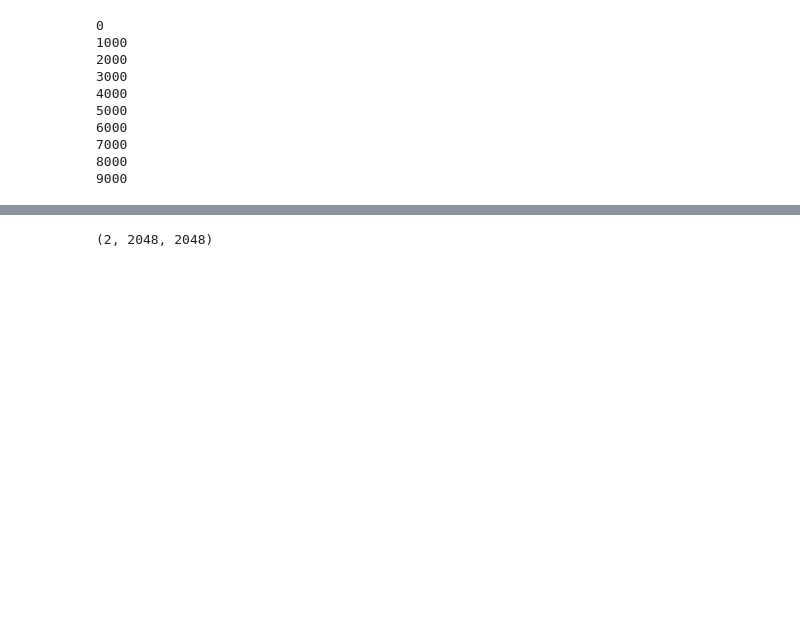
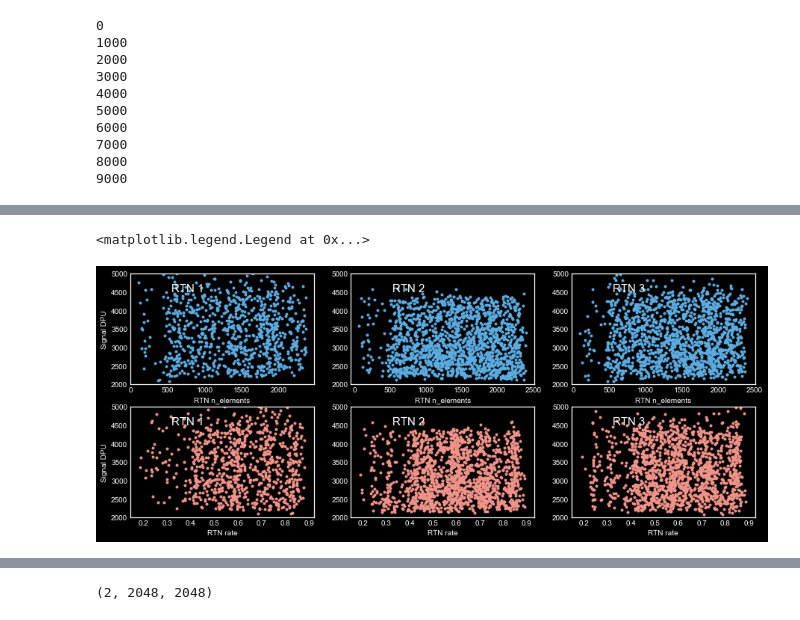
Before and after one commit to xoubish/nonlinearity_sim, a Jupyter notebook: nl_sim.ipynb, the cells around one changed output, grey strips where cells are left out. Saved outputs shown, nothing was run; the diff lists cells and outputs as text; code cells hidden in the pictures; blank space fills up the shorter version.

```diff
--- a/nl_sim.ipynb
+++ b/nl_sim.ipynb
@@ -595,0 +596,49 @@ plt.gca().invert_xaxis()
+# %%
+
+plt.figure(figsize=(15,6))
+plt.subplot(2,3,1)
+u = ch[1]==1
+plt.scatter(ch[2][u],ch[5][u],marker='.',label='RTN 1',c='#5DADE2')
+plt.xlabel('RTN n_elements')
+plt.ylabel('Signal DPU')
+plt.ylim([2000,5000])
+plt.legend(loc=2,fontsize=15)
+
+plt.subplot(2,3,2)
+u = ch[1]==2
+plt.scatter(ch[2][u],ch[5][u],marker='.',label='RTN 2',c='#5DADE2')
+plt.xlabel('RTN n_elements')
+plt.ylim([2000,5000])
+plt.legend(loc=2,fontsize=15)
+
+plt.subplot(2,3,3)
+u = ch[1]==3
+plt.scatter(ch[2][u],ch[5][u],marker='.',label='RTN 3',c='#5DADE2')
+plt.xlabel('RTN n_elements')
+plt.ylim([2000,5000])
+plt.legend(loc=2,fontsize=15)
+
+plt.subplot(2,3,4)
+u = ch[1]==1
+plt.scatter(ch[3][u],ch[5][u],marker='.',label='RTN 1',c='#F1948A')
+plt.xlabel('RTN rate')
+plt.ylabel('Signal DPU')
+plt.ylim([2000,5000])
+plt.legend(loc=2,fontsize=15)
+
+plt.subplot(2,3,5)
+u = ch[1]==2
+plt.scatter(ch[3][u],ch[5][u],marker='.',label='RTN 2',c='#F1948A')
+plt.xlabel('RTN rate')
+plt.ylim([2000,5000])
+plt.legend(loc=2,fontsize=15)
+
+plt.subplot(2,3,6)
+u = ch[1]==3
+plt.scatter(ch[3][u],ch[5][u],marker='.',label='RTN 3',c='#F1948A')
+plt.xlabel('RTN rate')
+plt.ylim([2000,5000])
+plt.legend(loc=2,fontsize=15)
+# %% [output]
+<matplotlib.legend.Legend at 0x...>
+[figure, added]
```
Also changed, not shown: parts of 9 cells of this notebook, 5 other files.
